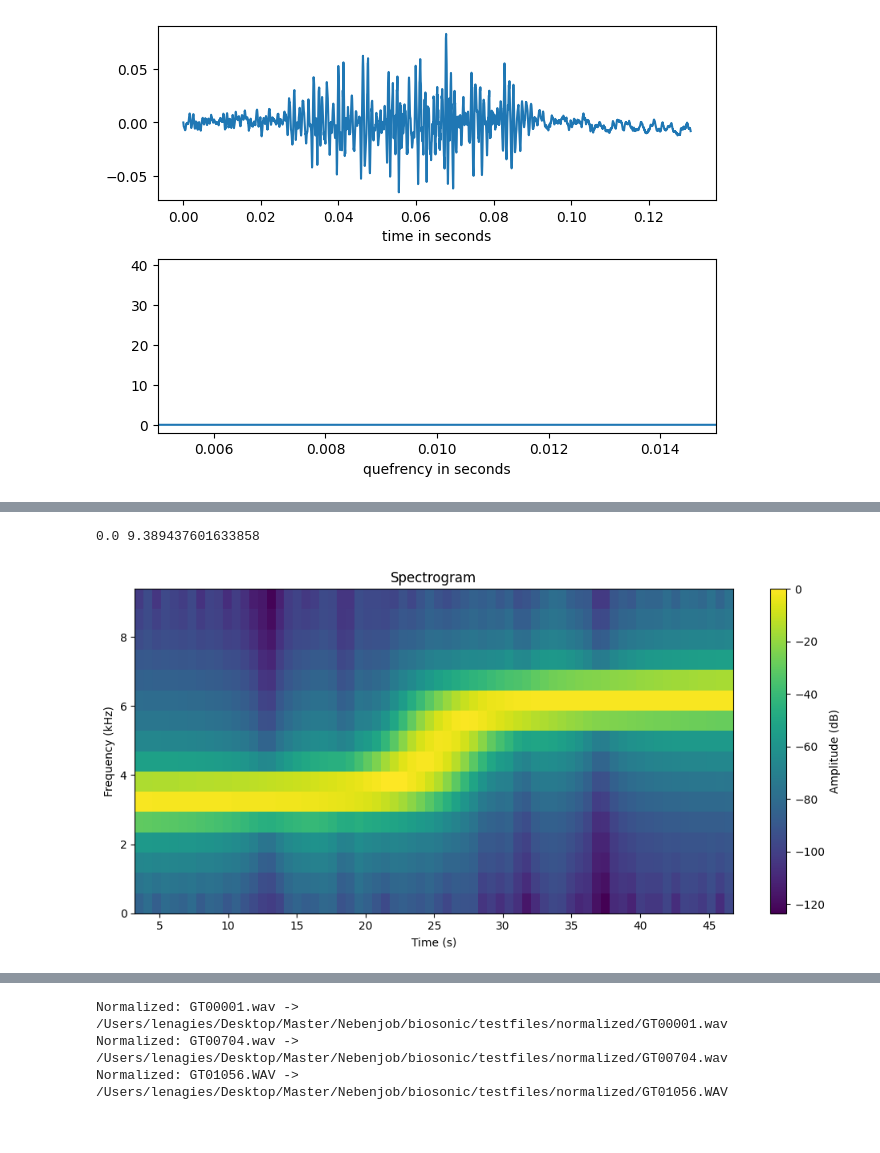
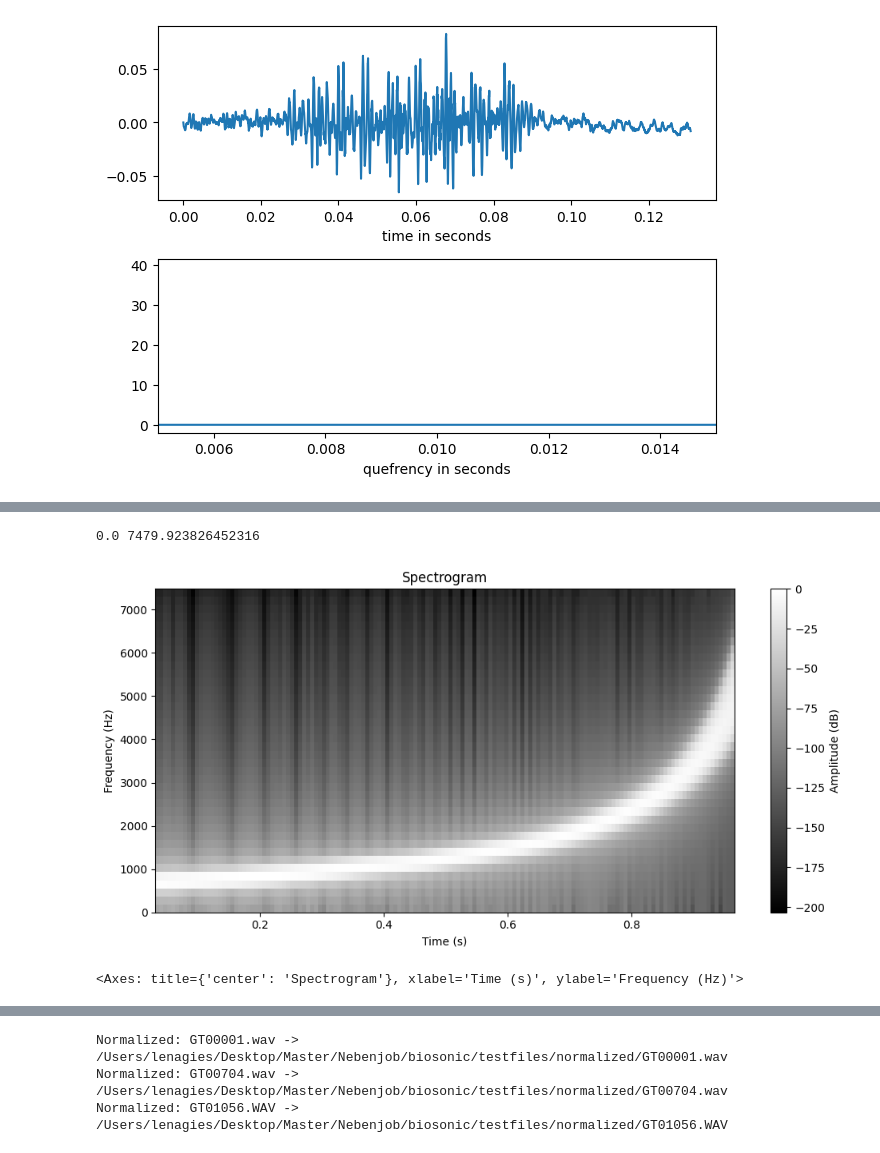
Before and after one commit to lgies23/biosonic, a Jupyter notebook: src/biosonic/test_plots.ipynb, the cells around one changed output, grey strips where cells are left out. Cells and saved outputs as stored; diff of their text form; code cells hidden in the pictures.

```diff
--- a/src/biosonic/test_plots.ipynb
+++ b/src/biosonic/test_plots.ipynb
@@ -15,7 +15,7 @@ n_filters = 20
 n_fft = 1024
 n_ceps = 32
 
-f1 = 300
+f1 = 200
 f2 = 5000
 duration = 1
 sr = 16000
@@ -85,8 +91,0 @@ plot_cepstrum(x, sr)
-# %%
-sr = 20
-n_fft = 128
-
-T_x, N = 1 / sr, 1000  # 20 Hz sampling rate for 50 s signal
-t_x = np.arange(N) * T_x  # time indexes for signal
-f_i = 1 * np.arctan((t_x - t_x[N // 2]) / 2) + 5  # varying frequency
-x = np.sin(2*np.pi*np.cumsum(f_i)*T_x)
@@ -112,8 +106,9 @@ plot_cepstrum(x, sr)
 # %%
-plot_spectrogram(Sx, t, f, cmap='grey', freq_scale="mel", n_fft=n_fft, sr=sr, n_bands=16)
+plot_spectrogram(x, sr=sr, window='hann', window_length=n_fft, overlap=90, cmap='grey', freq_scale="mel", n_bands=40)
 # %% [output]
-0.0 9.389437601633858
+0.0 7479.923826452316
-[figure, old version]
+[figure, new version]
+<Axes: title={'center': 'Spectrogram'}, xlabel='Time (s)', ylabel='Frequency (Hz)'>
 # %%
 duration = 5.0
 sr = 8000.0
```
Also changed, not shown: parts of 17 cells of this notebook, 10 other files.
